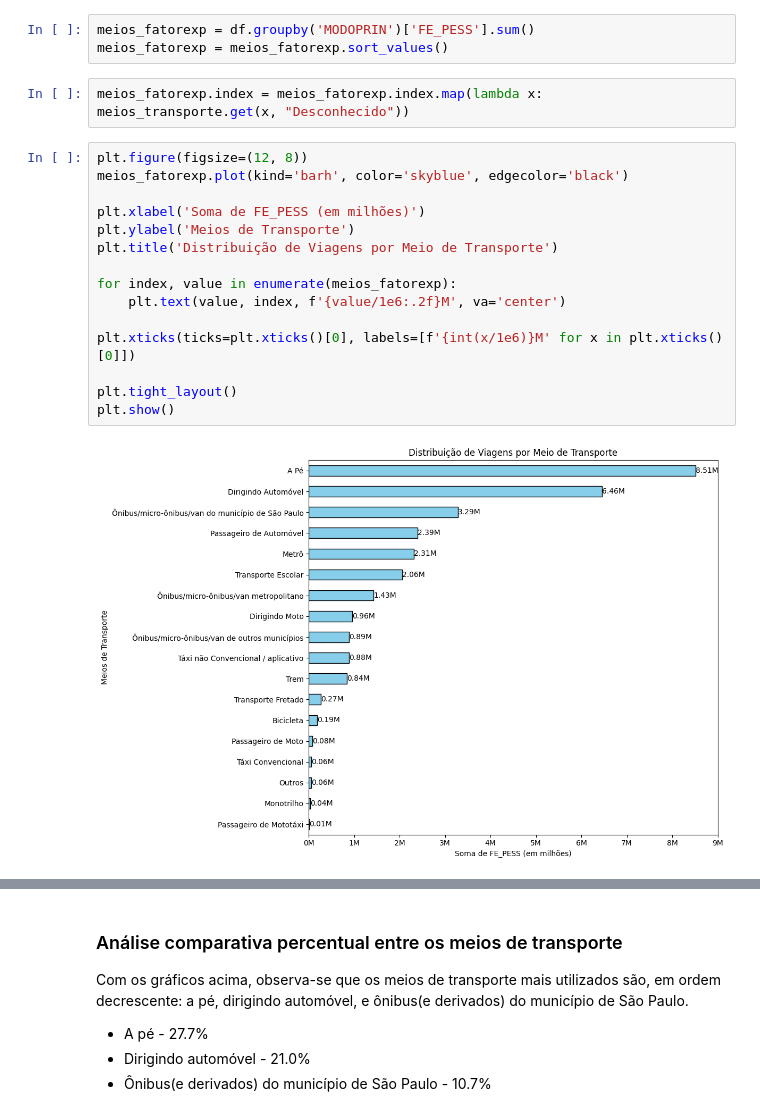
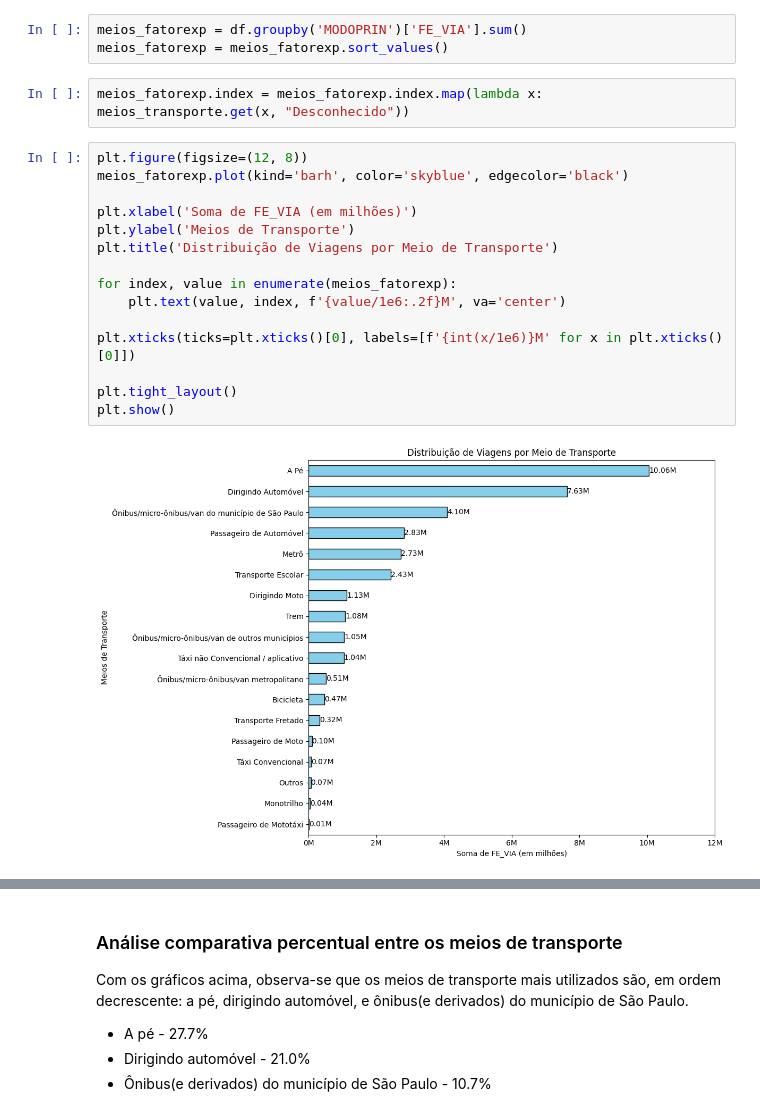
Before and after one commit to gustavo-rmontes/TCC, a Jupyter notebook: analysis_scripts/od_23-analysis.ipynb, the cells around one changed output, grey strips where cells are left out. Cells and saved outputs as stored; diff of their text form.

```diff
--- a/analysis_scripts/od_23-analysis.ipynb
+++ b/analysis_scripts/od_23-analysis.ipynb
@@ -40,27 +45,27 @@ print(meios_transporte)
 # %% [output]
 {1: 'Metrô', 2: 'Trem', 3: 'Monotrilho', 4: 'Ônibus/micro-ônibus/van do município de São Paulo', 5: 'Ônibus/micro-ônibus/van de outros municípios', 6: 'Ônibus/micro-ônibus/van metropolitano', 7: 'Tran ...
 # %%
-meios_fatorexp = df.groupby('MODOPRIN')['FE_PESS'].sum()
+meios_fatorexp = df.groupby('MODOPRIN')['FE_VIA'].sum()
 meios_fatorexp = meios_fatorexp.sort_values()
 # %%
 meios_fatorexp.index = meios_fatorexp.index.map(lambda x: meios_transporte.get(x, "Desconhecido"))
 # %%
 plt.figure(figsize=(12, 8))
 meios_fatorexp.plot(kind='barh', color='skyblue', edgecolor='black')
 
-plt.xlabel('Soma de FE_PESS (em milhões)')
+plt.xlabel('Soma de FE_VIA (em milhões)')
 plt.ylabel('Meios de Transporte')
 plt.title('Distribuição de Viagens por Meio de Transporte')
 
 for index, value in enumerate(meios_fatorexp):
     plt.text(value, index, f'{value/1e6:.2f}M', va='center')
 
 plt.xticks(ticks=plt.xticks()[0], labels=[f'{int(x/1e6)}M' for x in plt.xticks()[0]])
 
 plt.tight_layout()
 plt.show()
 # %% [output]
-[figure, old version]
+[figure, new version]
 # %%
 meios_fatorexp_normalizado = (meios_fatorexp / meios_fatorexp.sum()) * 100
 
```
Also changed, not shown: parts of 19 cells of this notebook.
